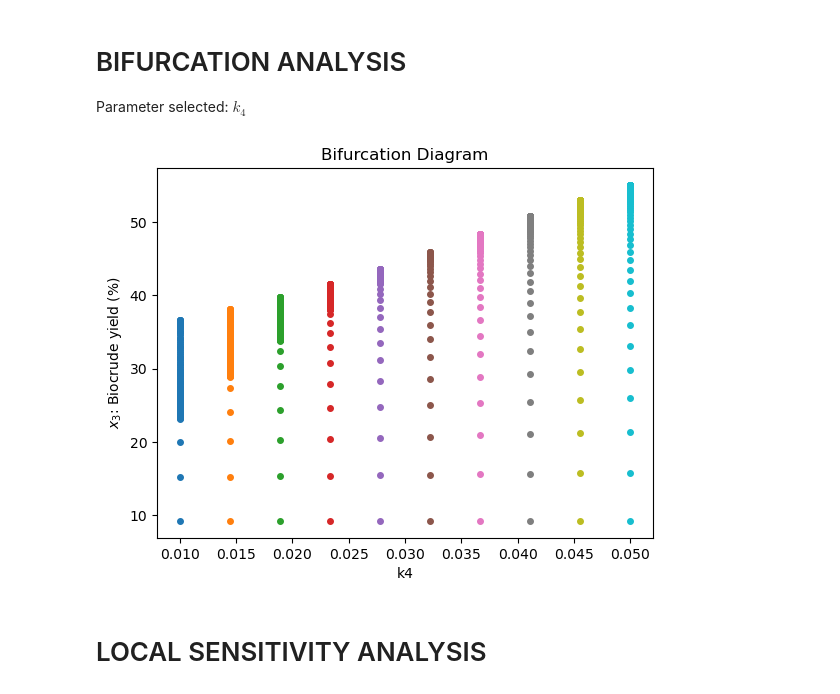
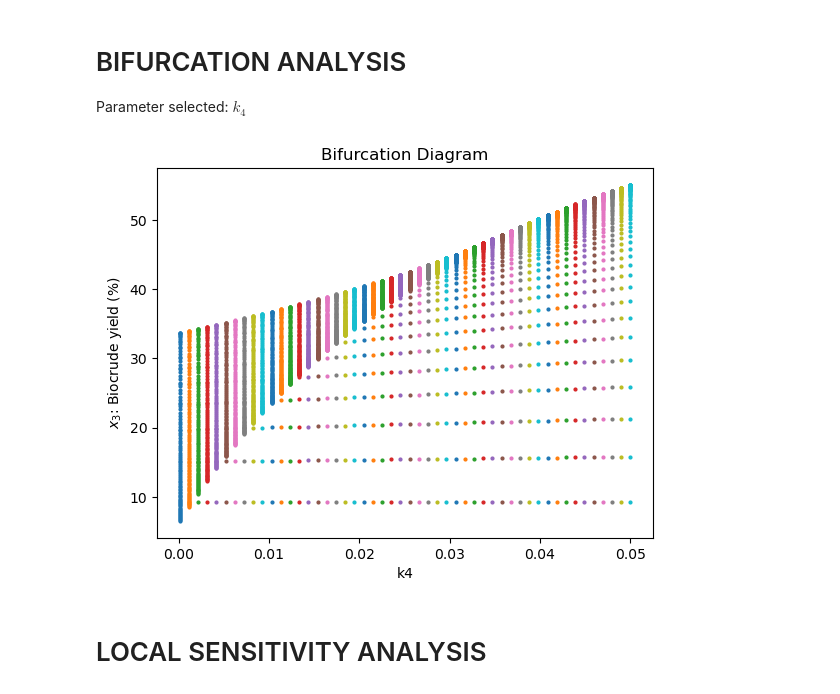
Before and after one commit to BeltranVV/Project2, a Jupyter notebook: Project_2_V2.ipynb, the cells around one changed output. Saved outputs shown, nothing was run; the diff lists cells and outputs as text; code cells hidden in the pictures.

```diff
--- a/Project_2_V2.ipynb
+++ b/Project_2_V2.ipynb
@@ -199,22 +199,22 @@ def MyODEs_2(y, t, k4):
     dx4dt = k5 * x2 + k6 * x3  # gas
     return [dxpdt, dxldt, dxcdt, dx2dt, dx3dt, dx4dt]
 # %%
-k4_test = np.linspace(0.01, 0.05, 10)
+k4_test = np.linspace(0.0001, 0.05, 50)
 x3_values = np.linspace(0, 60, 100)
 
 for k4_val in k4_test:
     x3_final_values = []
     for x3_val in x3_values:
         y = odeint(MyODEs_2, initial_y, [0, x3_val], args=(k4_val,))
         x3_final_values.append(y[-1, 4])
-    plt.plot(k4_val * np.ones_like(x3_values), x3_final_values, 'o', markersize=4, label=f'k4 = {k4_val}')
+    plt.plot(k4_val * np.ones_like(x3_values), x3_final_values, 'o', markersize=2, label=f'k4 = {k4_val}')
 plt.xlabel("k4")
 plt.ylabel('$x_3$: Biocrude yield (%)')
 plt.title("Bifurcation Diagram")
 #plt.legend(loc='best')
 plt.show()
 # %% [output]
-[figure, old version]
+[figure, new version]
 # %% [markdown]
 # LOCAL SENSITIVITY ANALYSIS
 # %%
```
Also changed, not shown: parts of 3 cells of this notebook.
